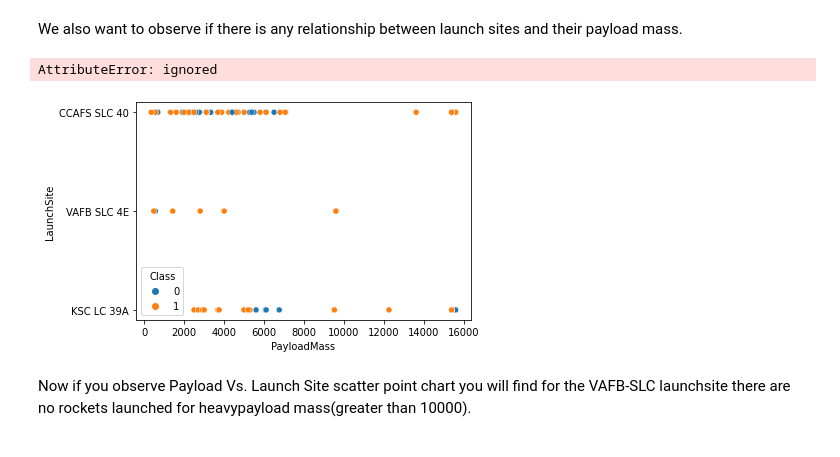
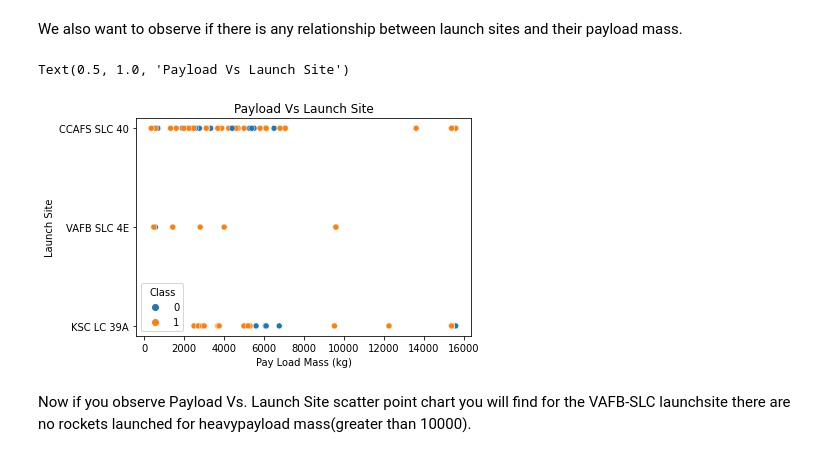
Before and after one commit to jquesada92/Applied-Data-Science-Capstone, a Jupyter notebook: jupyter_labs_eda_dataviz.ipynb, the cells around one changed output. Saved outputs shown, nothing was run; the diff lists cells and outputs as text; code cells hidden in the pictures.

```diff
--- a/jupyter_labs_eda_dataviz.ipynb
+++ b/jupyter_labs_eda_dataviz.ipynb
@@ -102,12 +102,12 @@ We also want to observe if there is any relationship between launch sites and th
 # %%
 # Plot a scatter point chart with x axis to be Pay Load Mass (kg) and y axis to be the launch site, and hue to be the class value
 sns.scatterplot(data=df,x="PayloadMass",y='LaunchSite',hue='Class')
-plt.xlable("Pay Load Mass (kg)")
-plt.ylable("Launch Site")
+plt.xlabel("Pay Load Mass (kg)")
+plt.ylabel("Launch Site")
 plt.title("Payload Vs Launch Site")
 # %% [output]
-AttributeError: ignored
+Text(0.5, 1.0, 'Payload Vs Launch Site')
-[figure, old version]
+[figure, new version]
 # %% [markdown]
 Now if you observe Payload Vs. Launch Site scatter point chart you will find for the VAFB-SLC  launchsite there are no  rockets  launched for  heavypayload mass(greater than 10000).
 # %% [markdown]
```
Also changed, not shown: parts of 7 cells of this notebook.
